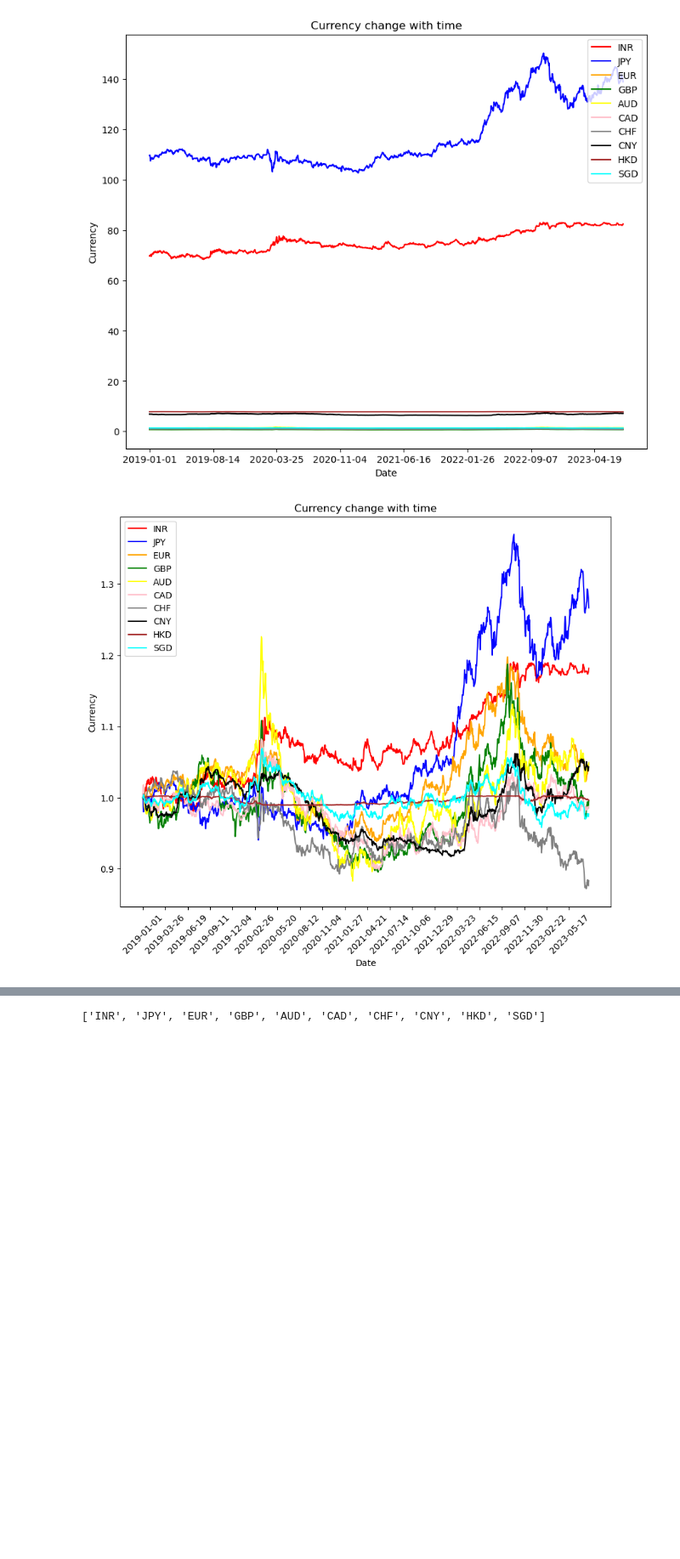
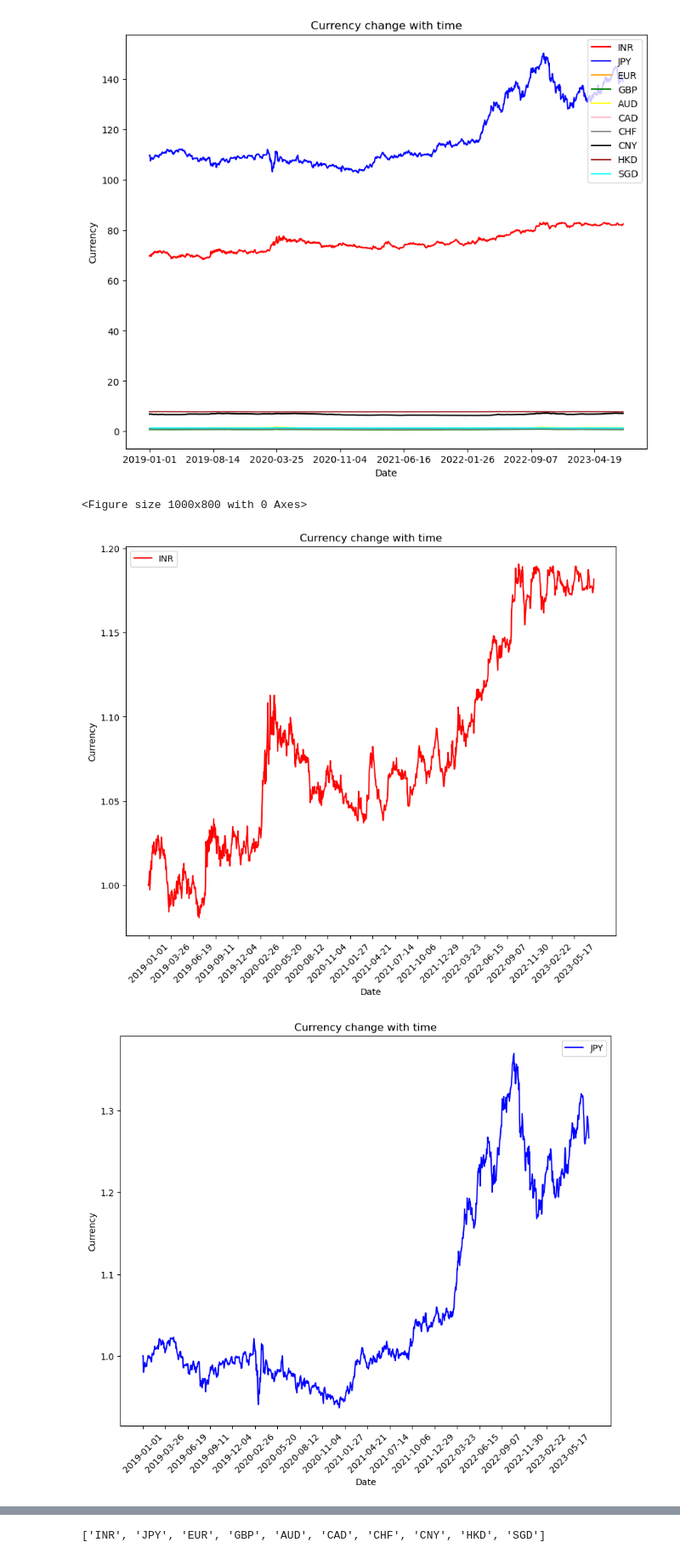
Before and after one commit to anapocai/Mooc_project, a Jupyter notebook: Xinyi.ipynb, the cells around one changed output, grey strips where cells are left out. Shown at 85% size. Drawn from its saved outputs; the diff is of its cells as text; code cells hidden in the pictures; blank space fills up the shorter version.

```diff
--- a/Xinyi.ipynb
+++ b/Xinyi.ipynb
@@ -78,19 +78,22 @@ plt.show()
 # %%
 for j in range(len(list3)):
     label.append(list2[j])
     currency.append(list3[j]["Adj Close"])
     ratio.append(list3[j]["Adj Close"]/Initial[j])
     date.append(list3[j]["Date"])
 
 color_list = ["red","blue","orange","green","yellow","pink","grey","black","brown","cyan"]
 plt.figure(figsize=(10,8))
 for j in range((len(list3))):
+    plt.figure(figsize=(10,8))
     plt.plot(date[j],ratio[j],label = label[j],color=color_list[j])
     plt.xticks(date[j][::60],rotation =45)
-plt.xlabel("Date")
-plt.ylabel("Currency")
-plt.title("Currency change with time")
-plt.legend()
-plt.show()
+    plt.xlabel("Date")
+    plt.ylabel("Currency")
+    plt.title("Currency change with time")
+    plt.legend()
+    plt.show()
 # %% [output]
+<Figure size 1000x800 with 0 Axes>
-[figure, old version]
+[figure, new version]
+[figure, added]
```
Also changed, not shown: parts of 4 cells of this notebook.
